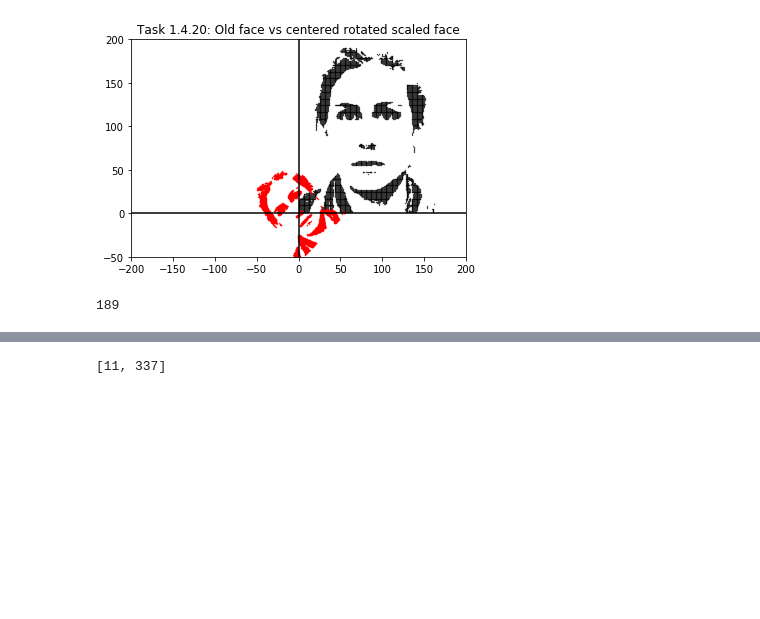
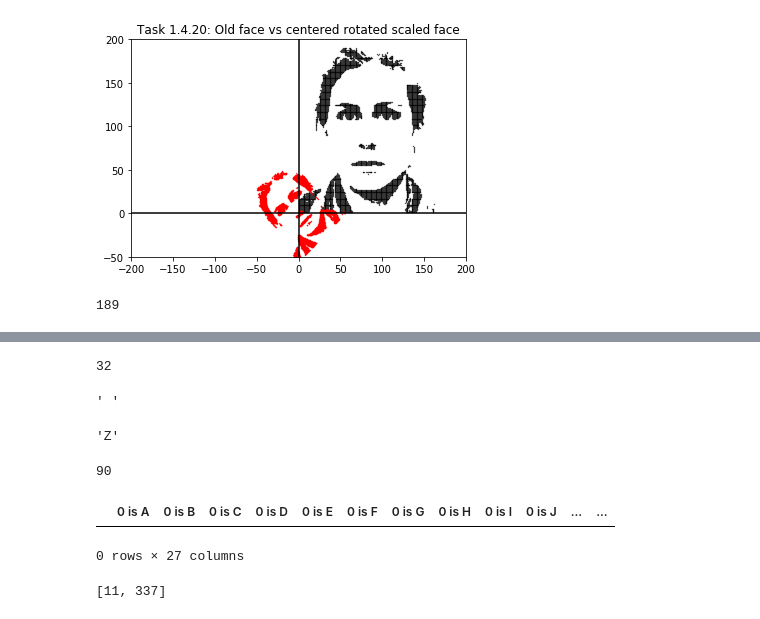
Before and after one commit to gkarp/coding_the_matrix, a Jupyter notebook: chapter1.ipynb, the cells around one changed output, grey strips where cells are left out. Drawn from its saved outputs; the diff is of its cells as text; code cells hidden in the pictures; blank space fills up the shorter version.

```diff
--- a/chapter1.ipynb
+++ b/chapter1.ipynb
@@ -385,3 +386,38 @@ len(data)
 Resulting sequence of 55 bits i encrypted using 11 copies of the same sequence of 5 random bits
 """
 cyphertext = "10101 00100 10101 01011 11001 00011 01011 10101 00100 11001 11010"
+
+def binaryConverter(binary_num):
+    num = 0
+    binary = [16 ,8 , 4 , 2 , 1]
+    if type(binary_num) == int:
+        binary_num = str(binary_num)
+    i = 0
+    #print(binary_num)
+    for b in binary_num:
+        if int(b) == True:
+            num += binary[i]
+        i += 1
+    return num
+
+letters = "A B C D E F G H I J K L M N O P Q R S T U V W X Y Z "
+keys = range(27)
+vals = letters.split()
+vals.append(" ")
+letter_dict = dict(zip(keys, vals))
+
+def numConverter(num):
+    if type(num) == str:
+        num = int(num)
+    return letter_dict[num]
+
+split_cypher = cyphertext.split()
+for s in split_cypher:
+    #print(binaryConverter(s))
+    print(numConverter(binaryConverter(s)))
+#binaryConverter(split_cypher[0])
+
+def numToAlpha(num):
+    start = 65 # the letter 'A'
+    for r in range(27):
+        start + r
@@ -388,3 +436,28 @@ cyphertext = "10101 00100 10101 01011 11001 00011 01011 10101 00100 11001 11010"
+# %%
+ord(" ")
+# %% [output]
+32
+# %%
+chr(32)
+# %% [output]
+' '
+# %%
+chr(65+25)
+# %% [output]
+'Z'
+# %%
+65+25
+# %% [output]
+90
+# %%
+col_name_base = "0 is "
+col_names = [col_name_base + v for v in vals]
+#col_names
+df = pd.DataFrame(columns=col_names)
+df
+# %% [output]
+|  | 0 is A | 0 is B | 0 is C | 0 is D | 0 is E | 0 is F | 0 is G | 0 is H | 0 is I | 0 is J | ... | ... |
+0 rows × 27 columns
 # %%
 # Problem 1.7.1
 """
```
Also changed, not shown: parts of 3 cells of this notebook.
